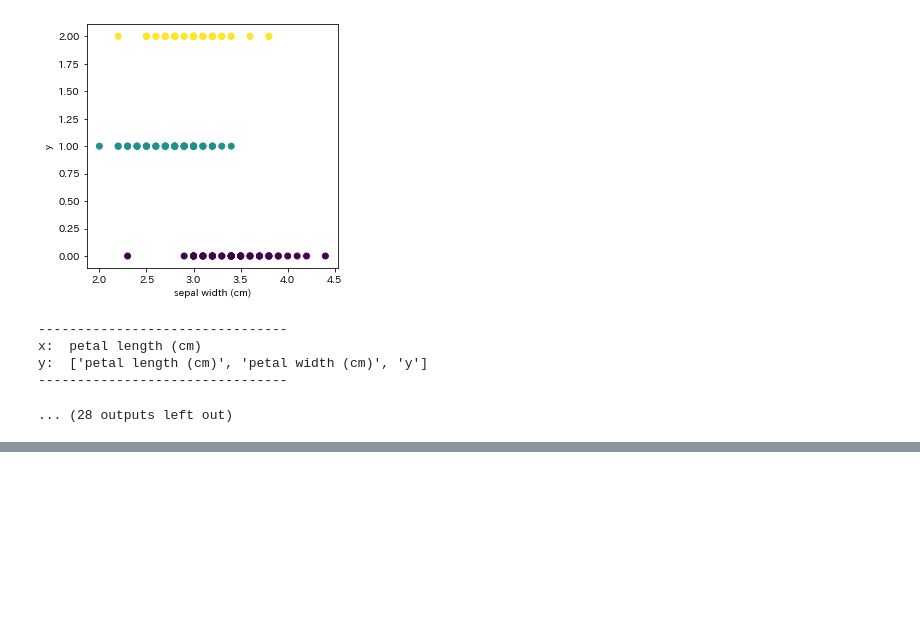
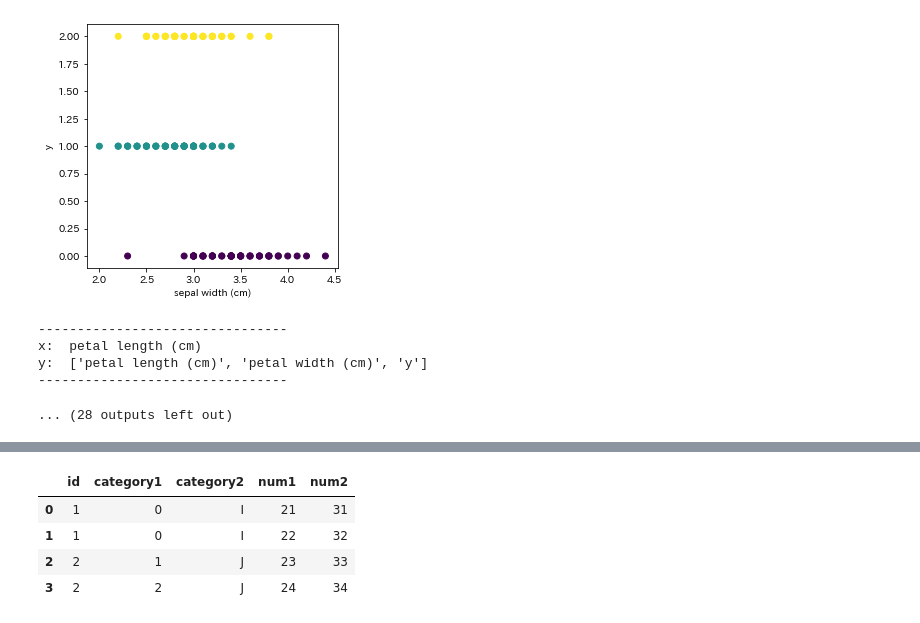
Before and after one commit to keni-chi/Machine-Learning, a Jupyter notebook: etc/11.vizualize/01.df_plot_datetime/01.df_plot_datetime.ipynb, the cells around one changed output, grey strips where cells are left out. Drawn from its saved outputs; the diff is of its cells as text; code cells hidden in the pictures; blank space fills up the shorter version.

```diff
--- a/etc/11.vizualize/01.df_plot_datetime/01.df_plot_datetime.ipynb
+++ b/etc/11.vizualize/01.df_plot_datetime/01.df_plot_datetime.ipynb
@@ -384,0 +387,8 @@ y:  ['petal length (cm)', 'petal width (cm)', 'y']
+# %%
+df = pd.DataFrame({'id': [1, 1, 2, 2],
+                   'category1': ['A', 'A', 'B', 'C'],
+                   'category2': ['I', 'I', 'J', 'J'],
+                   'num1': [21, 22, 23, 24],
+                   'num2': [31, 32, 33, 34]}
+                  )
+print(df.info())
@@ -384,0 +407,14 @@ y:  ['petal length (cm)', 'petal width (cm)', 'y']
+# %%
+from sklearn.preprocessing import LabelEncoder
+
+le = LabelEncoder()
+le = le.fit(df['category1'])
+encoded = le.transform(df['category1'])
+df['category1'] = encoded
+df.head()
+# %% [output]
+|  | id | category1 | category2 | num1 | num2 |
+| 0 | 1 | 0 | I | 21 | 31 |
+| 1 | 1 | 0 | I | 22 | 32 |
+| 2 | 2 | 1 | J | 23 | 33 |
+| 3 | 2 | 2 | J | 24 | 34 |
```
Also changed, not shown: parts of 7 cells of this notebook.
